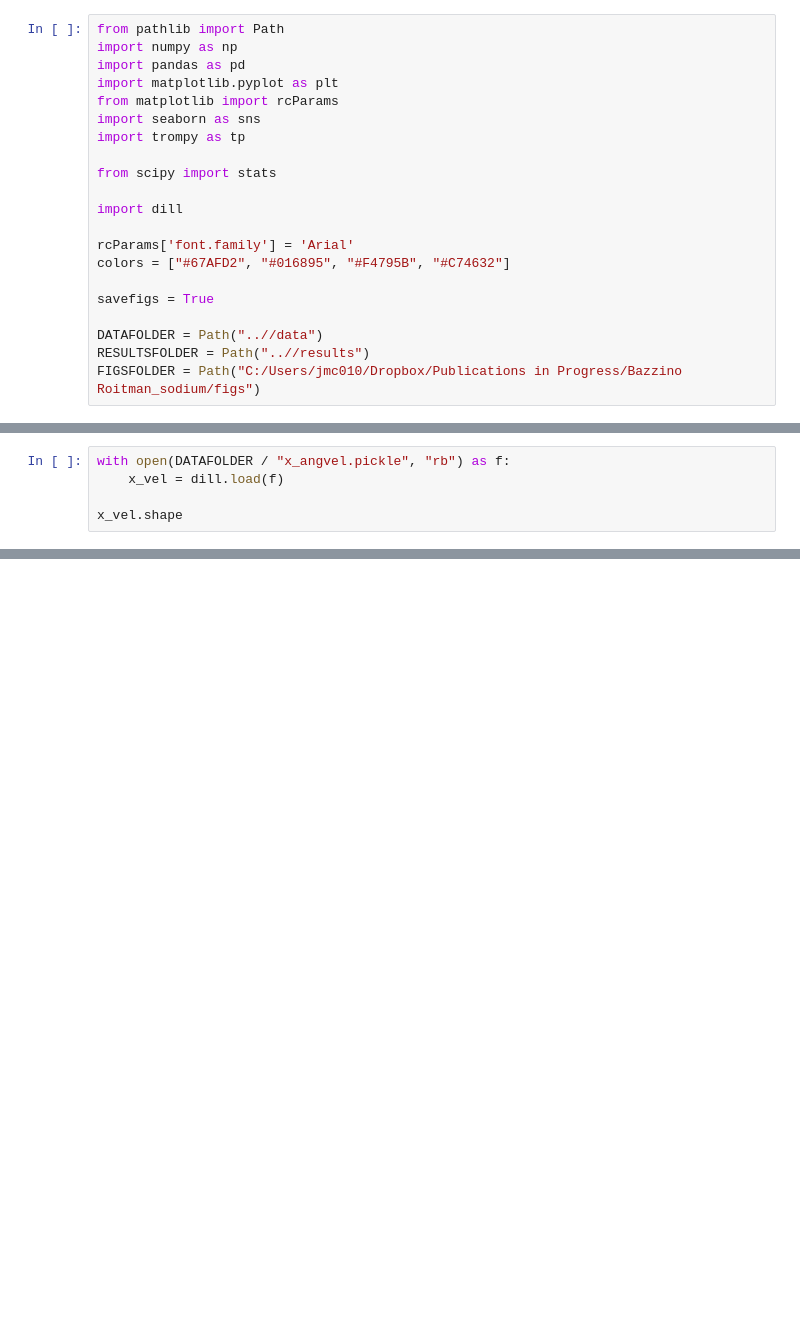
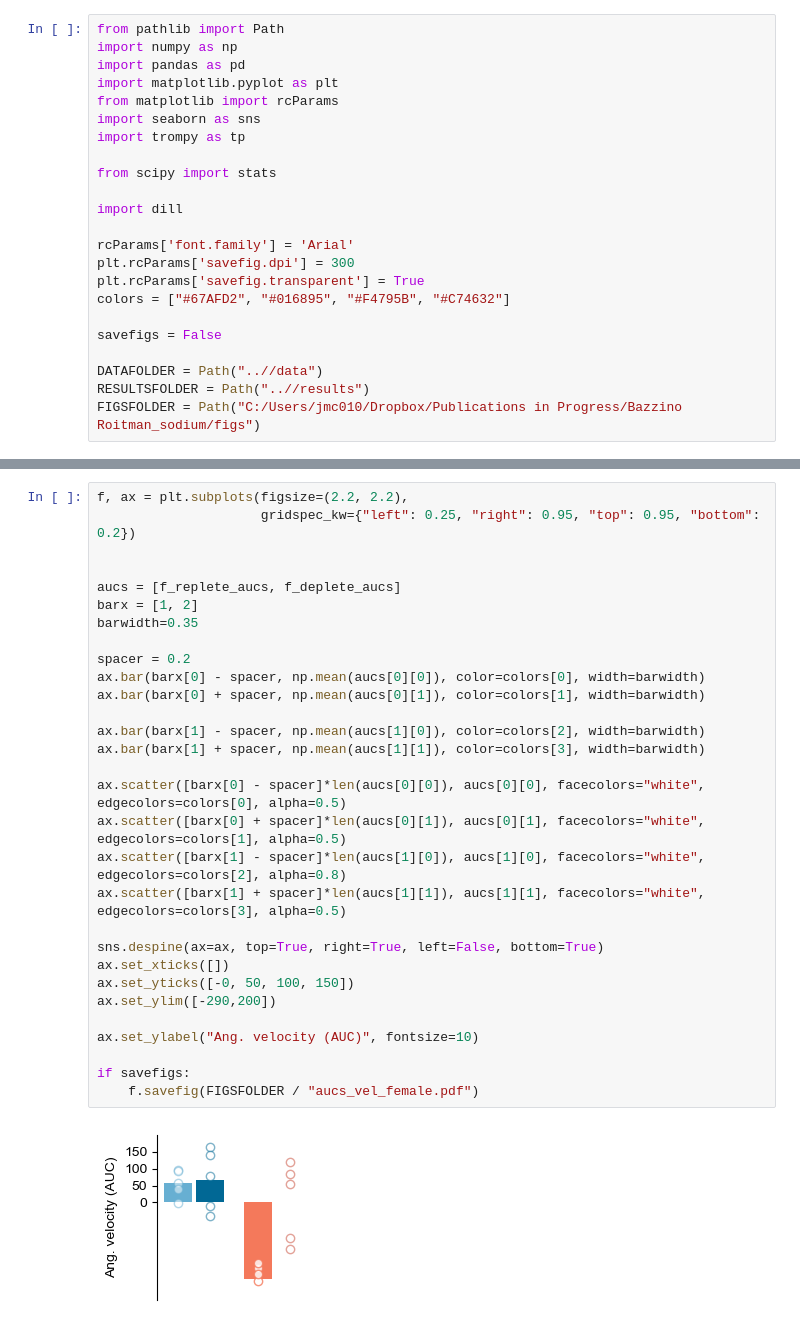
Before and after one commit to jaimemcc/bazzino, a Jupyter notebook: notebooks/figs_for_ang_vel.ipynb, the cells around one changed output, grey strips where cells are left out. Saved outputs shown, nothing was run; the diff lists cells and outputs as text; blank space fills up the shorter version.

Commit message:
updated anguylar velocity analysis

```diff
--- a/notebooks/figs_for_ang_vel.ipynb
+++ b/notebooks/figs_for_ang_vel.ipynb
@@ -12,9 +12,11 @@ from scipy import stats
 import dill
 
 rcParams['font.family'] = 'Arial'
+plt.rcParams['savefig.dpi'] = 300
+plt.rcParams['savefig.transparent'] = True
 colors = ["#67AFD2", "#016895", "#F4795B", "#C74632"]
 
-savefigs = True
+savefigs = False
 
 DATAFOLDER = Path("..//data")
 RESULTSFOLDER = Path("..//results")
@@ -29,5 +23,0 @@ snips_vel.shape
-# %%
-with open(DATAFOLDER / "x_angvel.pickle", "rb") as f:
-    x_vel = dill.load(f)
-
-x_vel.shape
@@ -75,0 +354,32 @@ plt.plot(np.mean(d, axis=0))
+# %%
+f, ax = plt.subplots(figsize=(2.2, 2.2),
+                     gridspec_kw={"left": 0.25, "right": 0.95, "top": 0.95, "bottom": 0.2})
+
+
+aucs = [f_replete_aucs, f_deplete_aucs]
+barx = [1, 2]
+barwidth=0.35
+
+spacer = 0.2
+ax.bar(barx[0] - spacer, np.mean(aucs[0][0]), color=colors[0], width=barwidth)
+ax.bar(barx[0] + spacer, np.mean(aucs[0][1]), color=colors[1], width=barwidth)
+
+ax.bar(barx[1] - spacer, np.mean(aucs[1][0]), color=colors[2], width=barwidth)
+ax.bar(barx[1] + spacer, np.mean(aucs[1][1]), color=colors[3], width=barwidth)
+
+ax.scatter([barx[0] - spacer]*len(aucs[0][0]), aucs[0][0], facecolors="white", edgecolors=colors[0], alpha=0.5)
+ax.scatter([barx[0] + spacer]*len(aucs[0][1]), aucs[0][1], facecolors="white", edgecolors=colors[1], alpha=0.5)
+ax.scatter([barx[1] - spacer]*len(aucs[1][0]), aucs[1][0], facecolors="white", edgecolors=colors[2], alpha=0.8)
+ax.scatter([barx[1] + spacer]*len(aucs[1][1]), aucs[1][1], facecolors="white", edgecolors=colors[3], alpha=0.5)
+
+sns.despine(ax=ax, top=True, right=True, left=False, bottom=True)
+ax.set_xticks([])
+ax.set_yticks([-0, 50, 100, 150])
+ax.set_ylim([-290,200])
+
+ax.set_ylabel("Ang. velocity (AUC)", fontsize=10)
+
+if savefigs:
+    f.savefig(FIGSFOLDER / "aucs_vel_female.pdf")
+# %% [output]
+[figure, added]
```
Also changed, not shown: parts of 21 cells of this notebook, 7 other files.
